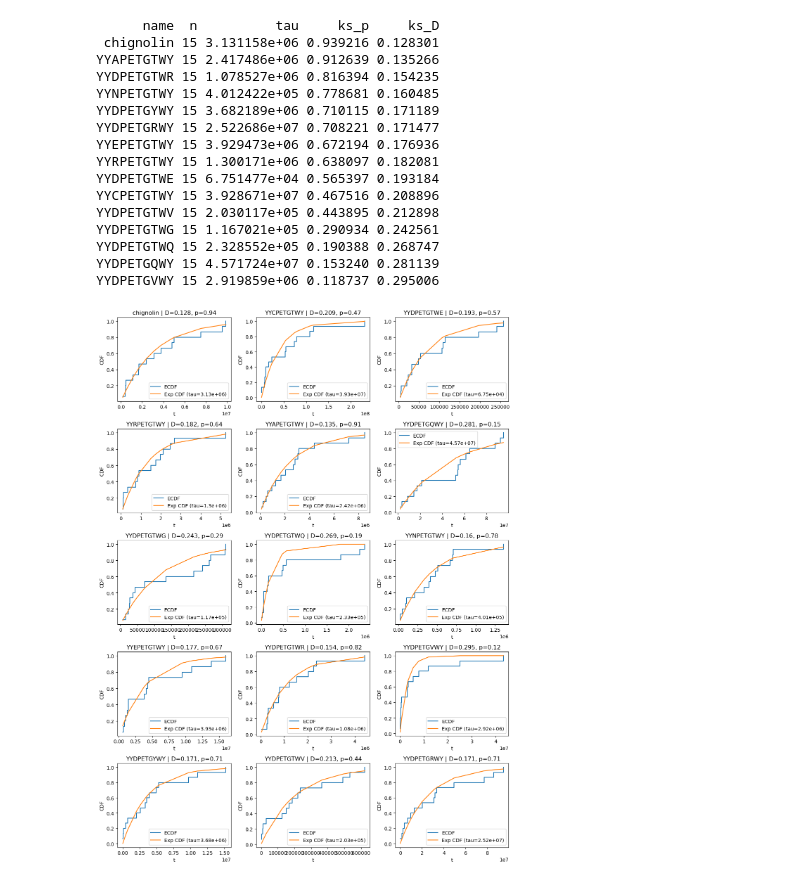
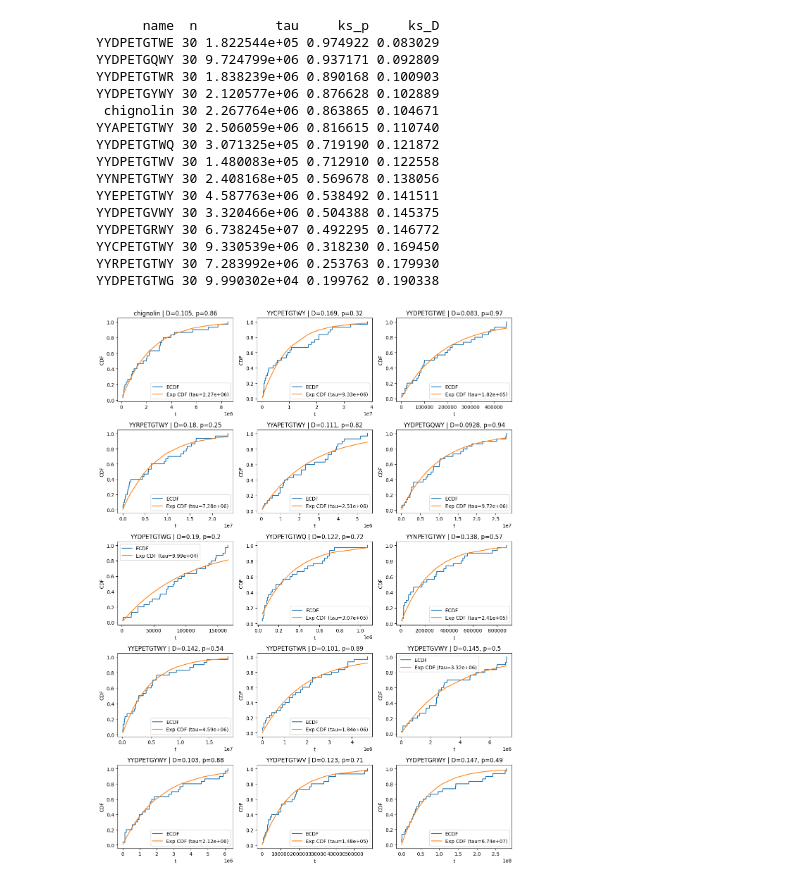
Before and after one commit to MendelsResearchGroup/guiding-peptide-kinetics, a Jupyter notebook: src/fpt.ipynb, the cells around one changed output. Drawn from its saved outputs; the diff is of its cells as text; code cells hidden in the pictures.

```diff
--- a/src/fpt.ipynb
+++ b/src/fpt.ipynb
@@ -241,0 +300,20 @@ residue_idx
+# %%
+
+wt_mfpt = float(df.loc['Wildtype', 'mfpt'])
+res_keys = sorted(int(k) for k in df['residue_idx'].dropna().unique())
+res_colors = color_map(res_keys) if 'color_map' in globals() else {k: None for k in res_keys}
+
+for i, group in df.groupby("residue_idx"):
+    mfpt = group["mfpt"].to_numpy()
+
+    val = np.abs(np.log((wt_mfpt / mfpt))).mean()
+
+    plt.bar(i, val, color=res_colors[i])
+
+plt.xlabel("Residue index")
+plt.ylabel("Mean abs(log(wt_mfpt / mut_mfpt))")
+plt.tight_layout()
+plt.show()
+# Highest - 9th
+# Mid - 2nd
+# Low - 7th
@@ -377,7 +416,7 @@ plot_all_mfpt(all_mfpt, proteins, thresholds)
 import numpy as np
 import pandas as pd
 import matplotlib.pyplot as plt
-from scipy import stats, optimize
+
 import math
 
 def fit_exp_ks(samples):
@@ -413,47 +452,47 @@ def ks_table_fastest_k(all_mfpt, names, th, k):
         s = np.array(all_mfpt[name][th])
         s.sort()
 
         s = s[:k]
         tau, p, D = fit_exp_ks(s)
         rows.append({"name": name, "n": s.size, "tau": tau, "ks_p": p, "ks_D": D})
     return pd.DataFrame(rows).sort_values("ks_p", ascending=False)
 
 def plot_ecdfs_grid_fastest_k(all_mfpt, names, th, k, ncols=3):
     m = len(names)
     nrows = math.ceil(m / ncols)
     fig, axes = plt.subplots(nrows, ncols, figsize=(4*ncols, 3.2*nrows), squeeze=False)
     for i, name in enumerate(names):
         r, c = divmod(i, ncols)
         s = np.sort(np.array(all_mfpt[name][th]))[:k]
         fit_exp_ecdf(s, ax=axes[r, c])
         axes[r, c].set_title(f"{name} | " + axes[r, c].get_title())
 
 
     fig.tight_layout()
     return fig
 
 th = thresholds[4]
 names = list(proteins)
-k = 15
+k = 30
 res = ks_table_fastest_k(all_mfpt, names, th, k=k)
 print(res.to_string(index=False))
 fig = plot_ecdfs_grid_fastest_k(all_mfpt, names, th, k=k, ncols=3)
 plt.show()
 # %% [output]
       name  n          tau     ks_p     ks_D
- chignolin 15 3.131158e+06 0.939216 0.128301
-YYAPETGTWY 15 2.417486e+06 0.912639 0.135266
-YYDPETGTWR 15 1.078527e+06 0.816394 0.154235
-YYNPETGTWY 15 4.012422e+05 0.778681 0.160485
-YYDPETGYWY 15 3.682189e+06 0.710115 0.171189
-YYDPETGRWY 15 2.522686e+07 0.708221 0.171477
-YYEPETGTWY 15 3.929473e+06 0.672194 0.176936
-YYRPETGTWY 15 1.300171e+06 0.638097 0.182081
-YYDPETGTWE 15 6.751477e+04 0.565397 0.193184
-YYCPETGTWY 15 3.928671e+07 0.467516 0.208896
-YYDPETGTWV 15 2.030117e+05 0.443895 0.212898
-YYDPETGTWG 15 1.167021e+05 0.290934 0.242561
-YYDPETGTWQ 15 2.328552e+05 0.190388 0.268747
-YYDPETGQWY 15 4.571724e+07 0.153240 0.281139
-YYDPETGVWY 15 2.919859e+06 0.118737 0.295006
+YYDPETGTWE 30 1.822544e+05 0.974922 0.083029
+YYDPETGQWY 30 9.724799e+06 0.937171 0.092809
+YYDPETGTWR 30 1.838239e+06 0.890168 0.100903
+YYDPETGYWY 30 2.120577e+06 0.876628 0.102889
+ chignolin 30 2.267764e+06 0.863865 0.104671
+YYAPETGTWY 30 2.506059e+06 0.816615 0.110740
+YYDPETGTWQ 30 3.071325e+05 0.719190 0.121872
+YYDPETGTWV 30 1.480083e+05 0.712910 0.122558
+YYNPETGTWY 30 2.408168e+05 0.569678 0.138056
+YYEPETGTWY 30 4.587763e+06 0.538492 0.141511
+YYDPETGVWY 30 3.320466e+06 0.504388 0.145375
+YYDPETGRWY 30 6.738245e+07 0.492295 0.146772
+YYCPETGTWY 30 9.330539e+06 0.318230 0.169450
+YYRPETGTWY 30 7.283992e+06 0.253763 0.179930
+YYDPETGTWG 30 9.990302e+04 0.199762 0.190338
-[figure, old version]
+[figure, new version]
```
Also changed, not shown: parts of 8 cells of this notebook, 3 other files.
